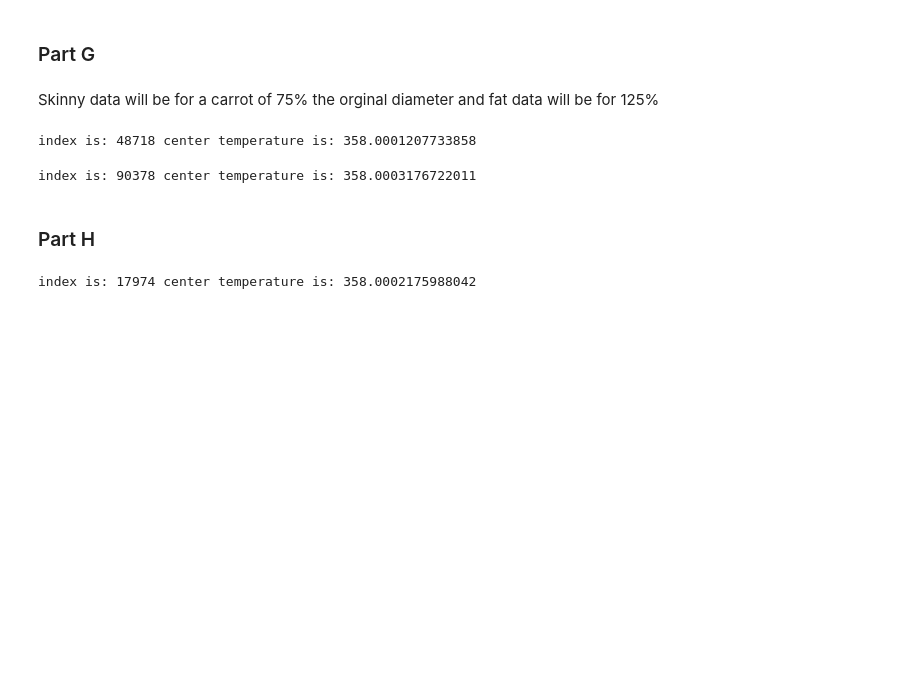
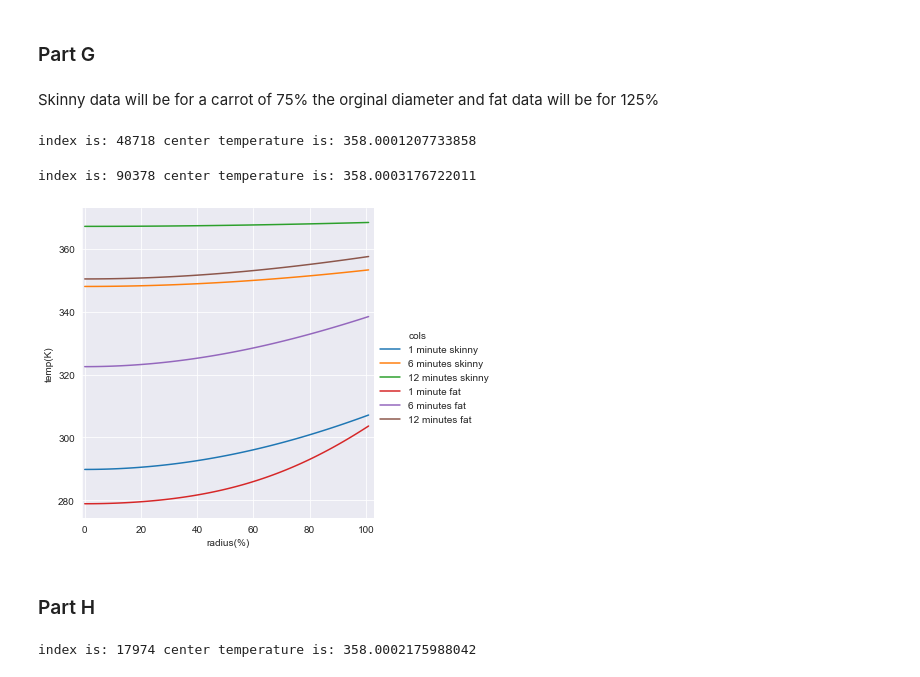
Before and after one commit to jmox0351/heat_and_mass_project, a Jupyter notebook: Mini_project_veggie_Moxley_Leon.ipynb, the cells around one changed output. Saved outputs shown, nothing was run; the diff lists cells and outputs as text; code cells hidden in the pictures; blank space fills up the shorter version.

```diff
--- a/Mini_project_veggie_Moxley_Leon.ipynb
+++ b/Mini_project_veggie_Moxley_Leon.ipynb
@@ -217,6 +245,21 @@ for i in range(40000,96000):
         break
 # %% [output]
 index is: 90378 center temperature is: 358.0003176722011
+# %%
+radius = np.linspace(101,0,102)
+dataSkinny = pd.DataFrame(dataSkinny)
+dataFat = pd.DataFrame(dataFat)
+df3 = pd.DataFrame({'radius(%)':radius, '1 minute skinny': dataSkinny.iloc[6000], '6 minutes skinny': dataSkinny.iloc[36000],\
+                   '12 minutes skinny': dataSkinny.iloc[72000], '1 minute fat': dataFat.iloc[6000], '6 minutes fat': dataFat.iloc[36000],\
+                   '12 minutes fat': dataFat.iloc[72000]})
+df3 = df3.melt('radius(%)', var_name = 'cols', value_name = 'temp(K)')
+sns.set_style('darkgrid')
+g = sns.relplot(data = df3, x = 'radius(%)', y = 'temp(K)', hue = 'cols', kind = 'line')
+axes = plt.gca()
+axes.set_xlim([-1,103])
+plt.show()
+# %% [output]
+[figure, added]
 # %% [markdown]
 ### Part H
 # %%
```
Also changed, not shown: parts of 7 cells of this notebook.
